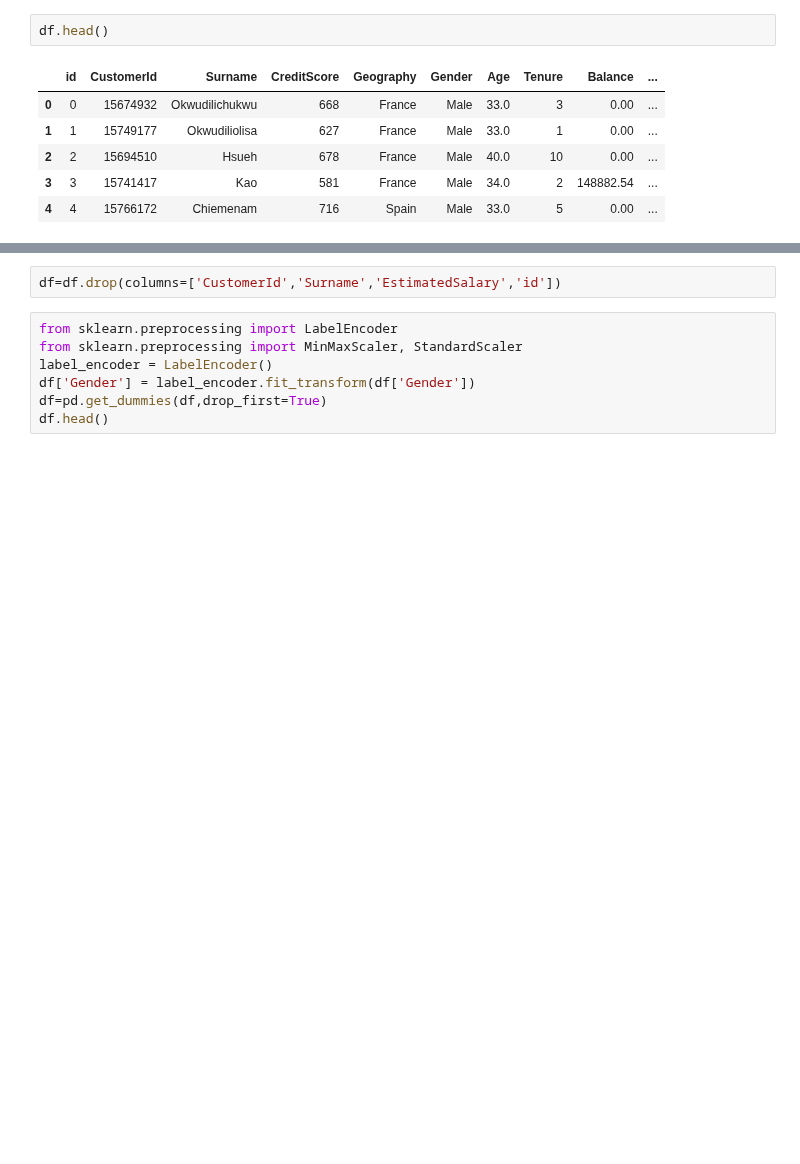
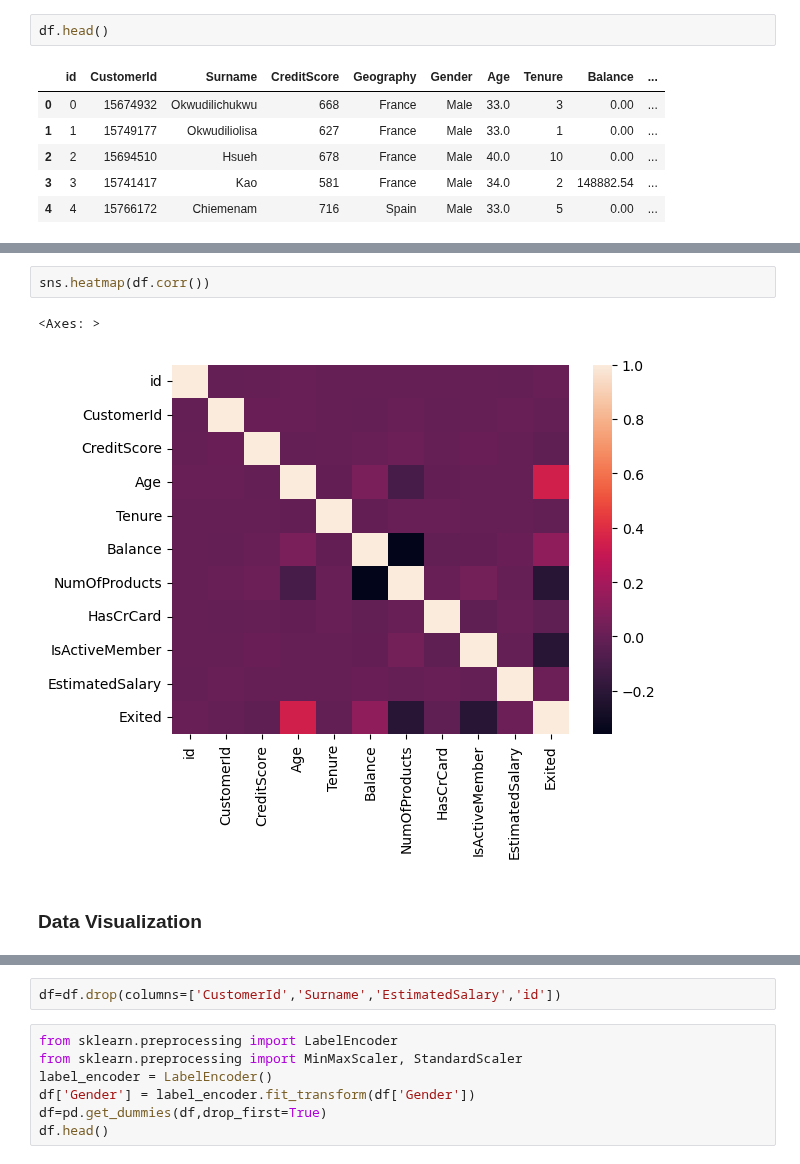
Before and after one commit to NIKITA320495/Bank-customer-churn-prediction-, a Jupyter notebook: bankcprediction.ipynb, the cells around one changed output, grey strips where cells are left out. Cells and saved outputs as stored; diff of their text form; blank space fills up the shorter version.

```diff
--- a/bankcprediction.ipynb
+++ b/bankcprediction.ipynb
@@ -17,0 +95,7 @@ df.head()
+# %%
+sns.heatmap(df.corr())
+# %% [output]
+<Axes: >
+[figure, added]
+# %% [markdown]
+### Data Visualization
```
Also changed, not shown: parts of 26 cells of this notebook, 39 other files.
